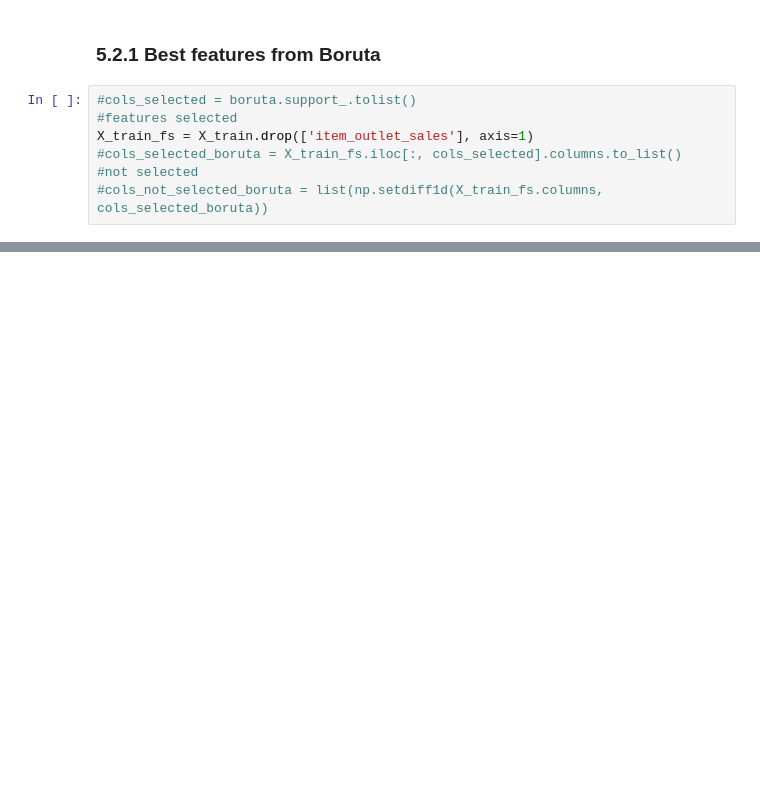
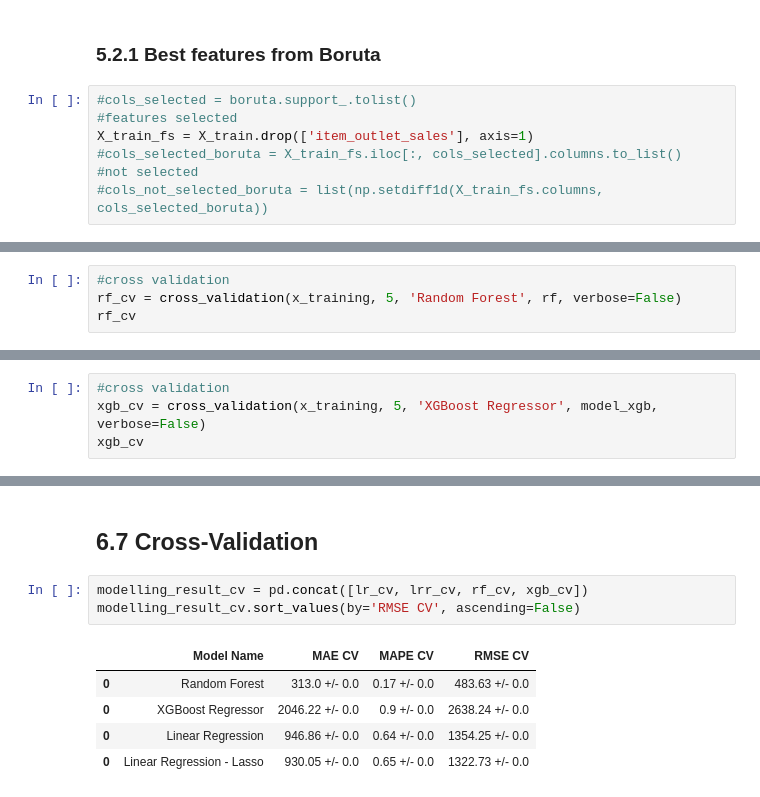
Before and after one commit to giovannadias/big_mart_sales_prediction, a Jupyter notebook: v01_big_mart_sales_prediction.ipynb, the cells around one changed output, grey strips where cells are left out. Drawn from its saved outputs; the diff is of its cells as text; blank space fills up the shorter version.

```diff
--- a/v01_big_mart_sales_prediction.ipynb
+++ b/v01_big_mart_sales_prediction.ipynb
@@ -832,0 +979,4 @@ cols_selected_boruta
+# %%
+#cross validation
+rf_cv = cross_validation(x_training, 5, 'Random Forest', rf, verbose=False)
+rf_cv
@@ -832,0 +1008,4 @@ cols_selected_boruta
+# %%
+#cross validation
+xgb_cv = cross_validation(x_training, 5, 'XGBoost Regressor', model_xgb, verbose=False)
+xgb_cv
@@ -832,0 +1027,11 @@ cols_selected_boruta
+# %% [markdown]
+## 6.7 Cross-Validation
+# %%
+modelling_result_cv = pd.concat([lr_cv, lrr_cv, rf_cv, xgb_cv])
+modelling_result_cv.sort_values(by='RMSE CV', ascending=False)
+# %% [output]
+|  | Model Name | MAE CV | MAPE CV | RMSE CV |
+| 0 | Random Forest | 313.0 +/- 0.0 | 0.17 +/- 0.0 | 483.63 +/- 0.0 |
+| 0 | XGBoost Regressor | 2046.22 +/- 0.0 | 0.9 +/- 0.0 | 2638.24 +/- 0.0 |
+| 0 | Linear Regression | 946.86 +/- 0.0 | 0.64 +/- 0.0 | 1354.25 +/- 0.0 |
+| 0 | Linear Regression - Lasso | 930.05 +/- 0.0 | 0.65 +/- 0.0 | 1322.73 +/- 0.0 |
```
Also changed, not shown: parts of 36 cells of this notebook.
